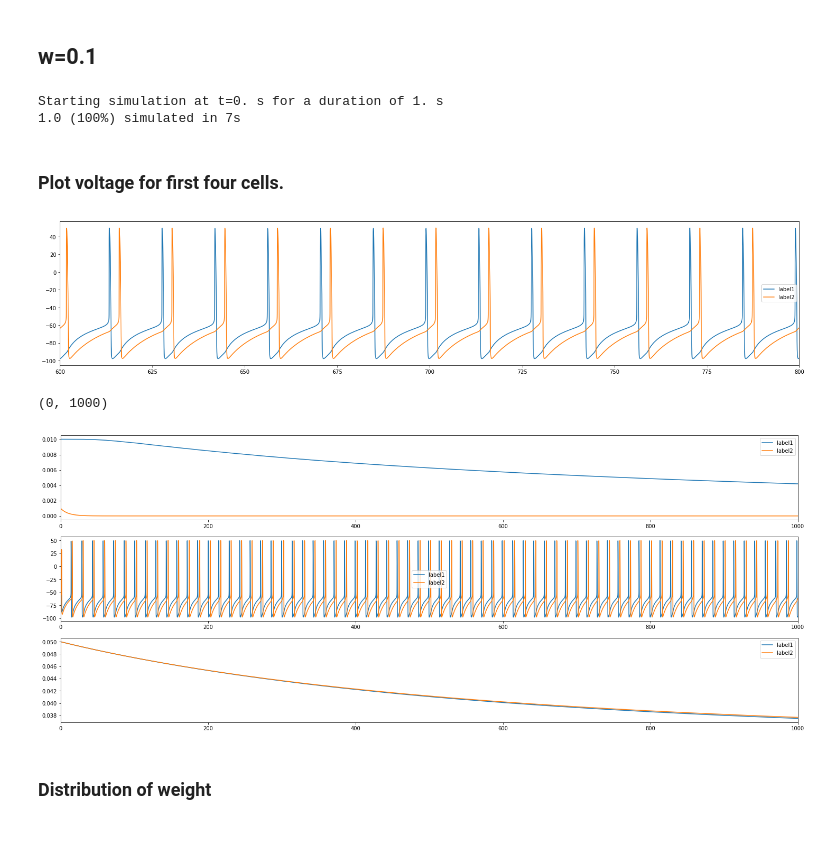
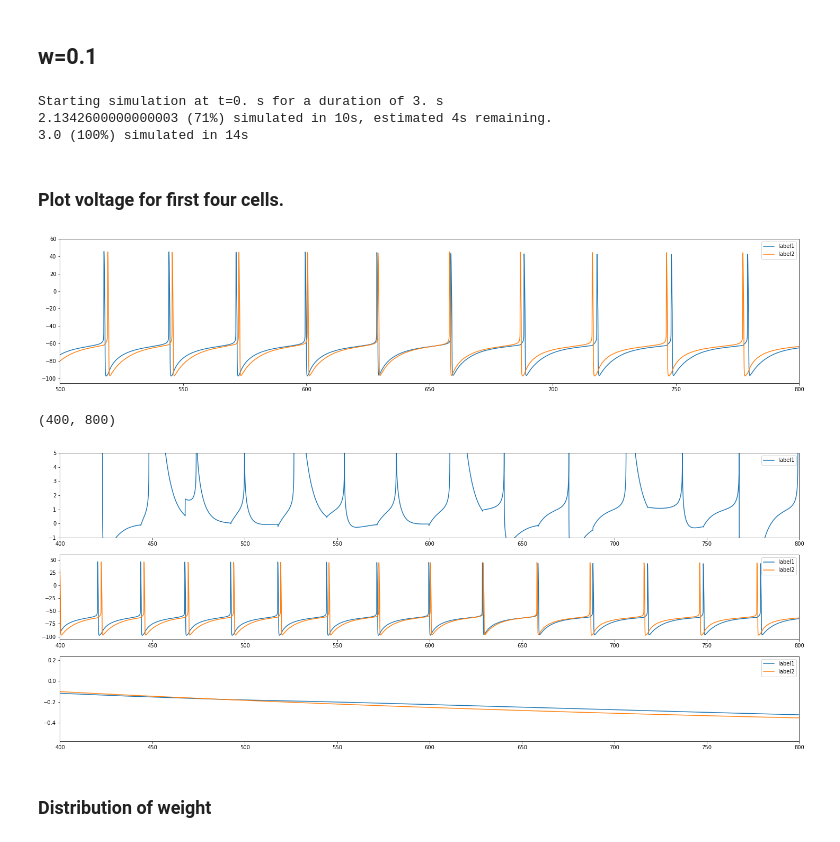
Before and after one commit to JingjinW/Neural-heterogeneity-study-based-on-STDP, a Jupyter notebook: Detector_test_6-Copy1.ipynb, the cells around one changed output. Cells and saved outputs as stored; diff of their text form; code cells hidden in the pictures.

```diff
--- a/Detector_test_6-Copy1.ipynb
+++ b/Detector_test_6-Copy1.ipynb
@@ -24,7 +26,6 @@ defaultclock.dt = 0.02*ms
 Ne = 2
 V_I = -80*mV
 V_E = 0*mV
-V_calc = 140*mV
 
 
 # some calcium-related vars, table 2
@@ -78,9 +79,13 @@ gampae = 0.06*syn_mod*msiemens/cm**2
 # gampae = 0.00*syn_mod/(Ne-1)*msiemens/cm**2
 
 #ggabae = 0.03*syn_mod/(Ni)*msiemens/cm**2
+
+
 # NMDA (excitatory)
-g_NMDA_E = 25*syn_mod*msiemens/cm**2
+g_syn_nmda = 0.3*syn_mod*msiemens/cm**2
+g_cal_nmda = 25*syn_mod*msiemens/cm**2
 # g_NMDA_I = 0.258 * nS * 800. / N_E
+V_cal = 140*mV
 tausnmdar = 1*ms
 tausnmdad = 100*ms
 # Mg2 = 1.
@@ -97,7 +102,9 @@ sampa_tot : 1
 sgaba_tot: 1
 #I_NMDA_rec = -g_NMDA_E * (v - V_E) / (1 + Mg2 * exp(-0.062 * v / mV) / 3.57) * s_NMDA_tot : amp*meter**-2
 #I_NMDA_rec = -g_NMDA_E * (v - V_calc) / (1 + Mg2 * exp(-0.062 * v / mV) / 3.57) * s_NMDA_tot : amp*meter**-2
-I_NMDA_rec = -g_NMDA_E * (v - V_calc) / (1 + 0.3*Mg2 * exp(-0.124 * v / mV)) * s_NMDA_tot : amp*meter**-2
+I_NMDA_rec = I_cal_nmda + I_syn_nmda : amp*meter**-2
+I_cal_nmda = -g_cal_nmda * (v - V_cal) / (1 + 0.3*Mg2 * exp(-0.124 * v / mV)) * s_NMDA_tot : amp*meter**-2
+I_syn_nmda = -g_syn_nmda * (v - V_E) / (1 + 0.3*Mg2 * exp(-0.062 * v / mV)) * s_NMDA_tot : amp*meter**-2
 s_NMDA_tot : 1
 I : amp*meter**-2
 m = alpham / (alpham + betam) :1
@@ -116,7 +123,7 @@ dchi/dt = phi*I_NMDA_rec - beta*(chi-chi0) -(beta/nbuff)*chi**2 : mmolar
 dP/dt = ((10*(chi/pHC)**pHN / (1+(chi/pHC)**pHN))-Cp*A*P)/taup : 1
 dA/dt = (((chi/aHC)**aHN/(1+(chi/aHC)**aHN))-A)/taua : 1
 dV/dt = ( alphav/(1+exp((chi-thetav)/sigmav)) -V)/tauv : 1
-dB/dt = ( alphab/(1+exp((A-thetab)/sigmab)) -B-Cd*V*B)/taub : 1
+dB/dt = ( alphab/(1+exp((A-thetab)/sigmab)) -B -Cd*V*B)/taub : 1
 dD/dt = ( alphad/(1+exp((B-thetad)/sigmad)) -D)/taud : 1
 '''
 
@@ -128,13 +135,13 @@ Ecells = NeuronGroup(Ne, eqse, threshold='v>0*mV',refractory='v > 0*mV',
 
 
 # ---------------- Initialization ---------------- #
-Ecells.P = 0.01
-Ecells.A = 0.001
-Ecells.V = 0.001
-Ecells.B = 0.001
-Ecells.D = 0.001
+Ecells.P = 0.3
+Ecells.A = 0.5
+Ecells.V = 0.01
+Ecells.B = 2.5
+Ecells.D = 0.01
 
-Ecells.I = linspace(1.5,1.5,(Ne))*uamp*cm**-2
+Ecells.I = linspace(1.,1.,(Ne))*uamp*cm**-2
 Ecells.v = linspace(-50,-55,(Ne))*mV
 Ecells.chi = 0.05*umolar
 
@@ -204,42 +211,43 @@ C_E_E_AMPA.connect('i != j')
 
 # Monitor
 mon = StateMonitor(C_STDP_E, 'w',record = True)
-mon_E = StateMonitor(Ecells, ['v','chi','P','V','A','D','B','I_NMDA_rec'],record = [0,1])
+mon_E = StateMonitor(Ecells, ['v','chi','P','V','A','D','B','I_NMDA_rec','I_cal_nmda','I_syn_nmda'],record = [0,1])
 mon_sp = SpikeMonitor(Ecells,record = True)
 # %% [markdown]
 ## w=0.1
 # %%
 
 
-C_STDP_E.w[:] = 0.05
+C_STDP_E.w[:] = 0.2
 
 
-run(1000*ms,report='stdout')
+run(3000*ms,report='stdout')
 # %% [output]
-Starting simulation at t=0. s for a duration of 1. s
-1.0 (100%) simulated in 7s
+Starting simulation at t=0. s for a duration of 3. s
+2.1342600000000003 (71%) simulated in 10s, estimated 4s remaining.
+3.0 (100%) simulated in 14s
 # %% [markdown]
 ### Plot voltage for first four cells.
 # %%
 plt.figure(figsize=(25,5))
 
 
 #plot(mon_v.t/ms,mon_v[0].v/mV)
 
 plot(mon_E.t/ms,mon_E[0].v/mV)
 plot(mon_E.t/ms,mon_E[1].v/mV)
 #plot(mon_v.t/ms,mon_v[3].v/mV)
 
-plt.xlim(600,800)
+plt.xlim(500,800)
 plt.legend(('label1', 'label2', 'label3','label4'))
 plt.show()
 # %% [output]
-[figure, old version]
+[figure, new version]
 # %%
 plt.figure(figsize=(25,10))
 
 
-xlim_all = [00,1000]
+xlim_all = [400,800]
 subplot(3,1,1)
 
 # plot(mon_E.t/ms,mon_E[0].chi/umolar)
@@ -249,24 +257,25 @@ subplot(3,1,1)
 # plot(mon_E.t/ms,mon_E[1].I_NMDA_rec/(uamp*cm**-2))
 
 # plot(mon_E.t/ms,phi*mon_E[0].I_NMDA_rec)
-# plot(mon_E.t/ms,phi*mon_E[1].I_NMDA_rec/(amp*meter**-2))
+# plot(mon_E.t/ms,phi*mon_E[1].I_NMDA_rec)
 
 # beta_soma = 0.083
-# plot(mon_E.t/ms,-beta*(mon_E[0].chi-0.06*umolar))
-# plot(mon_E.t/ms,-beta_soma*(mon_E[1].chi/umolar-0.06)/1e3)
-plot(mon_E.t/ms,mon_E[0].P)
+# plot(mon_E.t/ms,-beta*(mon_E[0].chi-0.05*umolar))
+# plot(mon_E.t/ms,-beta*(mon_E[1].chi-0.05*umolar))
+
+# plot(mon_E.t/ms,mon_E[0].P)
 # plot(mon_E.t/ms,mon_E[1].P)
 # plot(mon_E.t/ms,mon_E[0].P-mon_E[1].P)
 
 # plot(mon_E.t/ms,-beta/nbuff*(mon_E[0].chi)**2)
 
-# plot(mon_E.t/ms,mon_E[0].A)
+plot(mon_E.t/ms,mon_E[0].A)
 # plot(mon_E.t/ms,mon_E[1].A)
 
 # plot(mon_E.t/ms,mon_E[0].B)
 # plot(mon_E.t/ms,mon_E[1].B)
 
-plot(mon_E.t/ms,mon_E[0].V)
+# plot(mon_E.t/ms,mon_E[0].V)
 # plot(mon_E.t/ms,mon_E[1].V)
 
 # plot(mon_E.t/ms,mon_E[0].D)
@@ -275,6 +284,7 @@ plot(mon_E.t/ms,mon_E[0].V)
 
 
 xlim(xlim_all)
+ylim([-1,5])
 plt.legend(('label1', 'label2', 'label3','label4'))
 
 subplot(3,1,2)
@@ -298,8 +308,8 @@ plt.legend(('label1', 'label2', 'label3','label4'))
 xlim(xlim_all)
 # ylim([0.036, 0.040])
 # %% [output]
-(0, 1000)
+(400, 800)
-[figure, old version]
+[figure, new version]
 # %%
 # plot(mon_E.t/ms,phi*mon_E[0].I_NMDA_rec_)
 # # plot(mon_E.t/ms,phi*mon_E[1].I_NMDA_rec/(amp*meter**-2))
```
Also changed, not shown: parts of 1 cell of this notebook, 2 other files.
